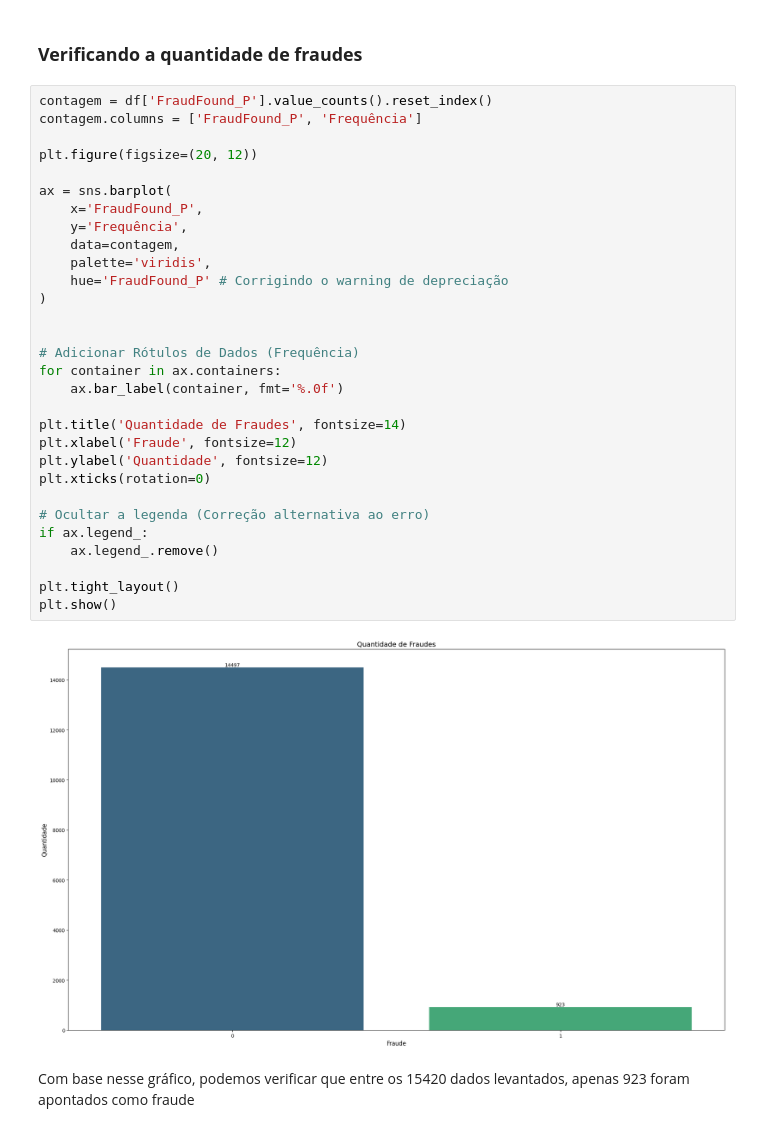
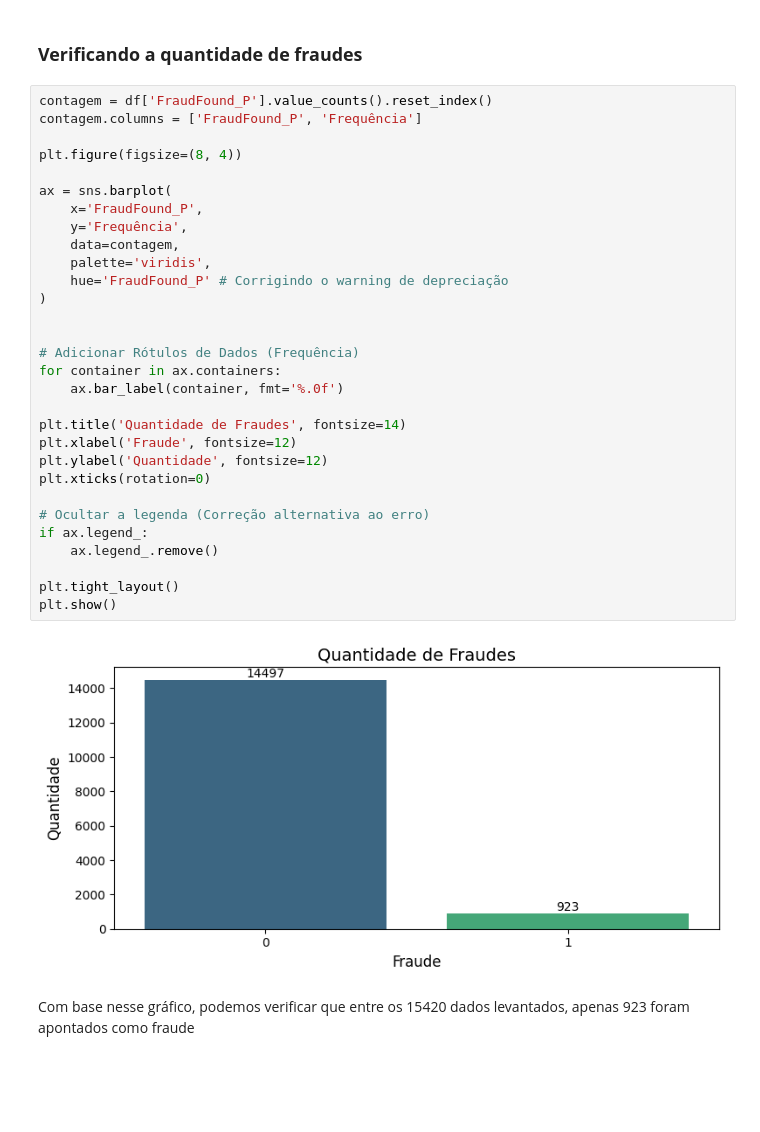
Before and after one commit to alekspettherson/Facens-Pos, a Jupyter notebook: Fundamentos Machine Learning/Trabalho_Final/242789-TrabalhoFinal.ipynb, the cells around one changed output. Drawn from its saved outputs; the diff is of its cells as text; blank space fills up the shorter version.

```diff
--- a/Fundamentos Machine Learning/Trabalho_Final/242789-TrabalhoFinal.ipynb
+++ b/Fundamentos Machine Learning/Trabalho_Final/242789-TrabalhoFinal.ipynb
@@ -304,35 +308,35 @@ A matriz de correlação revela informações importantes sobre as relações en
 # %%
 contagem = df['FraudFound_P'].value_counts().reset_index()
 contagem.columns = ['FraudFound_P', 'Frequência']
 
-plt.figure(figsize=(20, 12))
+plt.figure(figsize=(8, 4))
 
 ax = sns.barplot(
     x='FraudFound_P',
     y='Frequência',
     data=contagem,
     palette='viridis',
     hue='FraudFound_P' # Corrigindo o warning de depreciação
 )
 
 
 # Adicionar Rótulos de Dados (Frequência)
 for container in ax.containers:
     ax.bar_label(container, fmt='%.0f')
 
 plt.title('Quantidade de Fraudes', fontsize=14)
 plt.xlabel('Fraude', fontsize=12)
 plt.ylabel('Quantidade', fontsize=12)
 plt.xticks(rotation=0)
 
 # Ocultar a legenda (Correção alternativa ao erro)
 if ax.legend_:
     ax.legend_.remove()
 
 plt.tight_layout()
 plt.show()
 # %% [output]
-[figure, old version]
+[figure, new version]
 # %% [markdown]
 Com base nesse gráfico, podemos verificar que entre os 15420 dados levantados, apenas 923 foram apontados como fraude
 # %%
```
Also changed, not shown: parts of 55 cells of this notebook.
